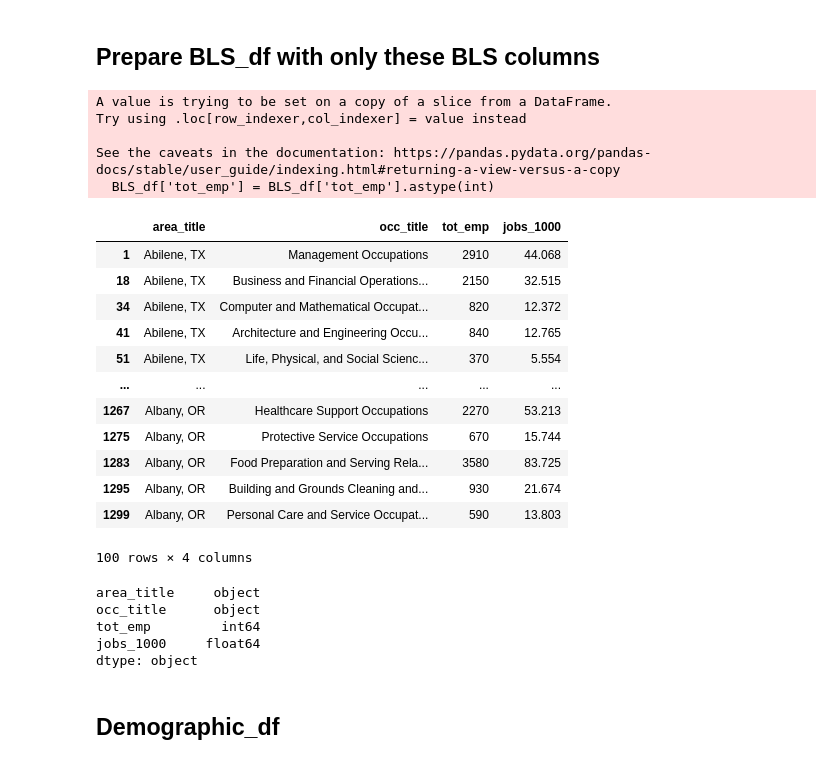
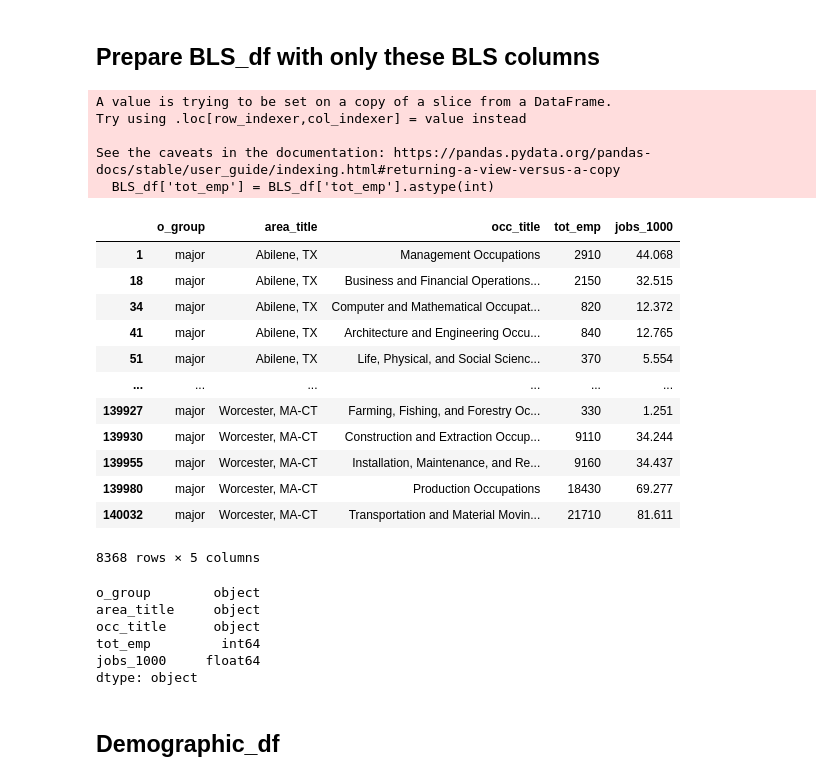
Before and after one commit to reachme1212/final_project, a Jupyter notebook: ETL_code/Jobs_Demographics_compiler_DF.ipynb, the cells around one changed output. Cells and saved outputs as stored; diff of their text form; code cells hidden in the pictures.

```diff
--- a/ETL_code/Jobs_Demographics_compiler_DF.ipynb
+++ b/ETL_code/Jobs_Demographics_compiler_DF.ipynb
@@ -7,7 +7,7 @@ import numpy as np
 ## Source
 # %%
 demographic_df = pd.read_csv('../data_files/metro_demographic_by_city_state.csv', index_col=[0], header=0)
-BLS = pd.read_csv('../data_files/bls_metro_2020_clean.csv', index_col=[0], header=0)
+BLS = pd.read_csv('../data_files/metro_2020_clean.csv', index_col=[0], header=0)
 # %%
 # remove the o_group with value detail
 BLS = BLS[BLS['o_group']!='detailed']
@@ -30,34 +30,35 @@ BLS
 # %% [markdown]
 ## Prepare BLS_df with only these BLS columns
 # %%
-BLS_df = BLS[['area_title', 'occ_title', 'tot_emp', 'jobs_1000']]
+BLS_df = BLS[['o_group', 'area_title', 'occ_title', 'tot_emp', 'jobs_1000']]
 BLS_df['tot_emp'] = BLS_df['tot_emp'].astype(int)
 
 # Drop the rows where occ_title is 'All Occupations'
 BLS_df = BLS_df[BLS_df['occ_title']!='All Occupations']
-BLS_df.head(100)
+BLS_df
 # %% [output]
 A value is trying to be set on a copy of a slice from a DataFrame.
 Try using .loc[row_indexer,col_indexer] = value instead
 
 See the caveats in the documentation: https://pandas.pydata.org/pandas-docs/stable/user_guide/indexing.html#returning-a-view-versus-a-copy
   BLS_df['tot_emp'] = BLS_df['tot_emp'].astype(int)
-|  | area_title | occ_title | tot_emp | jobs_1000 |
-| 1 | Abilene, TX | Management Occupations | 2910 | 44.068 |
-| 18 | Abilene, TX | Business and Financial Operations... | 2150 | 32.515 |
-| 34 | Abilene, TX | Computer and Mathematical Occupat... | 820 | 12.372 |
-| 41 | Abilene, TX | Architecture and Engineering Occu... | 840 | 12.765 |
-| 51 | Abilene, TX | Life, Physical, and Social Scienc... | 370 | 5.554 |
-| ... | ... | ... | ... | ... |
-| 1267 | Albany, OR | Healthcare Support Occupations | 2270 | 53.213 |
-| 1275 | Albany, OR | Protective Service Occupations | 670 | 15.744 |
-| 1283 | Albany, OR | Food Preparation and Serving Rela... | 3580 | 83.725 |
-| 1295 | Albany, OR | Building and Grounds Cleaning and... | 930 | 21.674 |
-| 1299 | Albany, OR | Personal Care and Service Occupat... | 590 | 13.803 |
+|  | o_group | area_title | occ_title | tot_emp | jobs_1000 |
+| 1 | major | Abilene, TX | Management Occupations | 2910 | 44.068 |
+| 18 | major | Abilene, TX | Business and Financial Operations... | 2150 | 32.515 |
+| 34 | major | Abilene, TX | Computer and Mathematical Occupat... | 820 | 12.372 |
+| 41 | major | Abilene, TX | Architecture and Engineering Occu... | 840 | 12.765 |
+| 51 | major | Abilene, TX | Life, Physical, and Social Scienc... | 370 | 5.554 |
+| ... | ... | ... | ... | ... | ... |
+| 139927 | major | Worcester, MA-CT | Farming, Fishing, and Forestry Oc... | 330 | 1.251 |
+| 139930 | major | Worcester, MA-CT | Construction and Extraction Occup... | 9110 | 34.244 |
+| 139955 | major | Worcester, MA-CT | Installation, Maintenance, and Re... | 9160 | 34.437 |
+| 139980 | major | Worcester, MA-CT | Production Occupations | 18430 | 69.277 |
+| 140032 | major | Worcester, MA-CT | Transportation and Material Movin... | 21710 | 81.611 |
-100 rows × 4 columns
+8368 rows × 5 columns
 # %%
 BLS_df.dtypes
 # %% [output]
+o_group        object
 area_title     object
 occ_title      object
 tot_emp         int64
```
Also changed, not shown: parts of 9 cells of this notebook, 1 other file.
